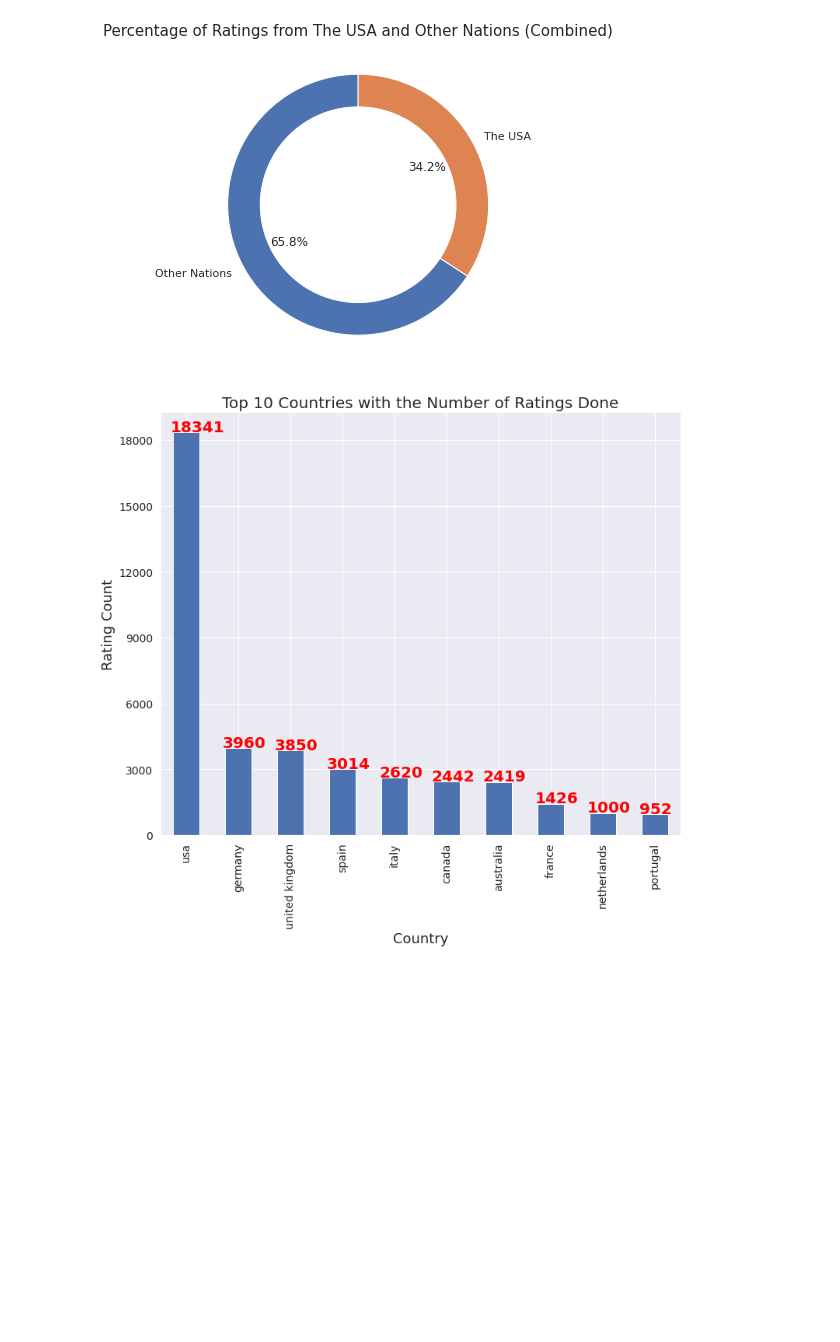
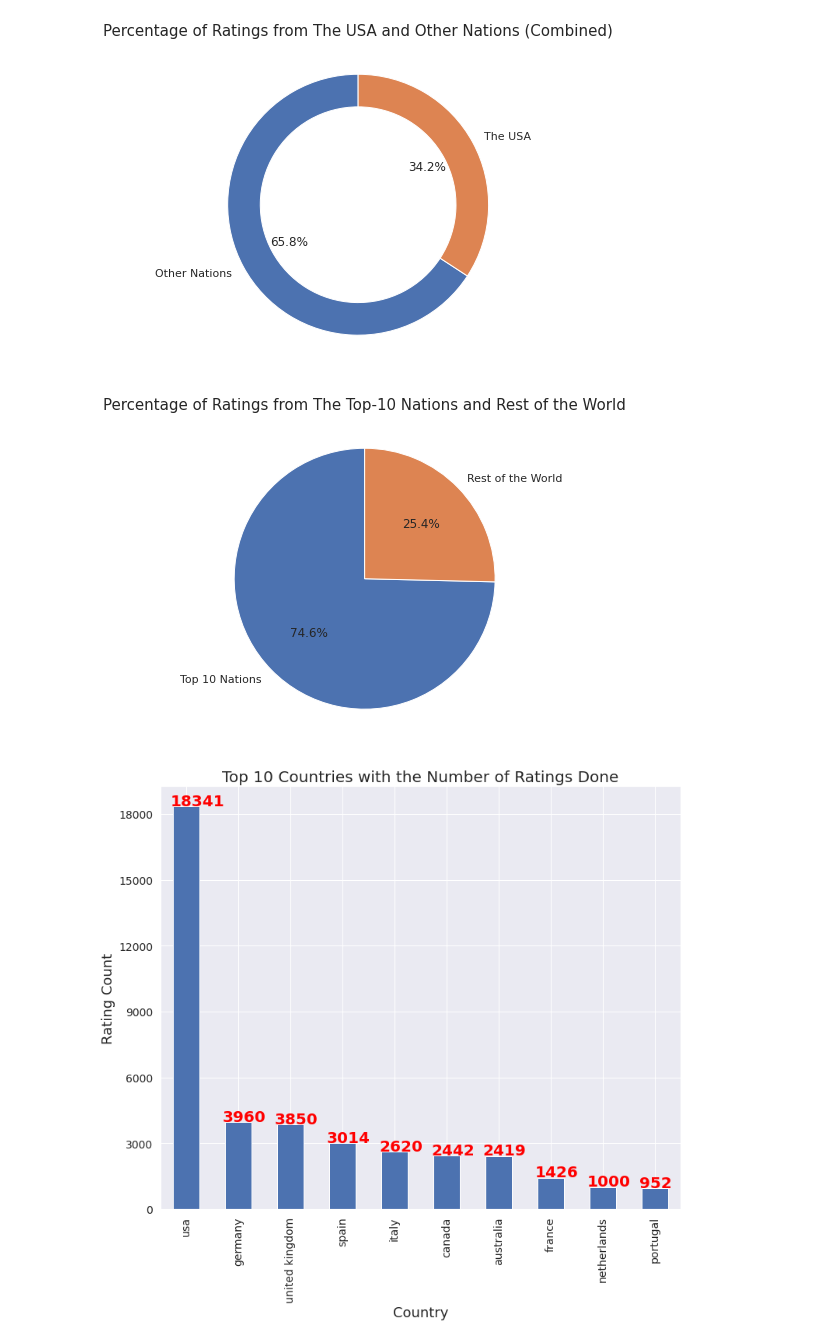
Before and after one commit to chvikas/Book-Recommendation-System, a Jupyter notebook: Book_Recommendation_System_Unsupervised_ML.ipynb, the cells around one changed output. Saved outputs shown, nothing was run; the diff lists cells and outputs as text; code cells hidden in the pictures; blank space fills up the shorter version.

```diff
--- a/Book_Recommendation_System_Unsupervised_ML.ipynb
+++ b/Book_Recommendation_System_Unsupervised_ML.ipynb
@@ -305,6 +316,16 @@ ax.set_title('Percentage of Ratings from The USA and Other Nations (Combined)',
 plt.show()
 # %% [output]
 [figure]
+# %%
+#find out what is the over all share of The USA
+labels=['Top 10 Nations', 'Rest of the World']
+fig, ax = plt.subplots(figsize=(6, 6))
+ax.pie([len(location_df[location_df['country'].isin(list(location_df['country'].value_counts()[0:10].keys()))]),
+        len(location_df[~location_df['country'].isin(list(location_df['country'].value_counts()[0:10].keys()))])], labels=labels, autopct='%1.1f%%', startangle=90)
+ax.set_title('Percentage of Ratings from The Top-10 Nations and Rest of the World', fontsize=15)
+plt.show()
+# %% [output]
+[figure, added]
 # %%
 #bar graph for top 10 countries with highest ratings
 plt.figure(figsize=[12,10])
```
Also changed, not shown: parts of 17 cells of this notebook.
